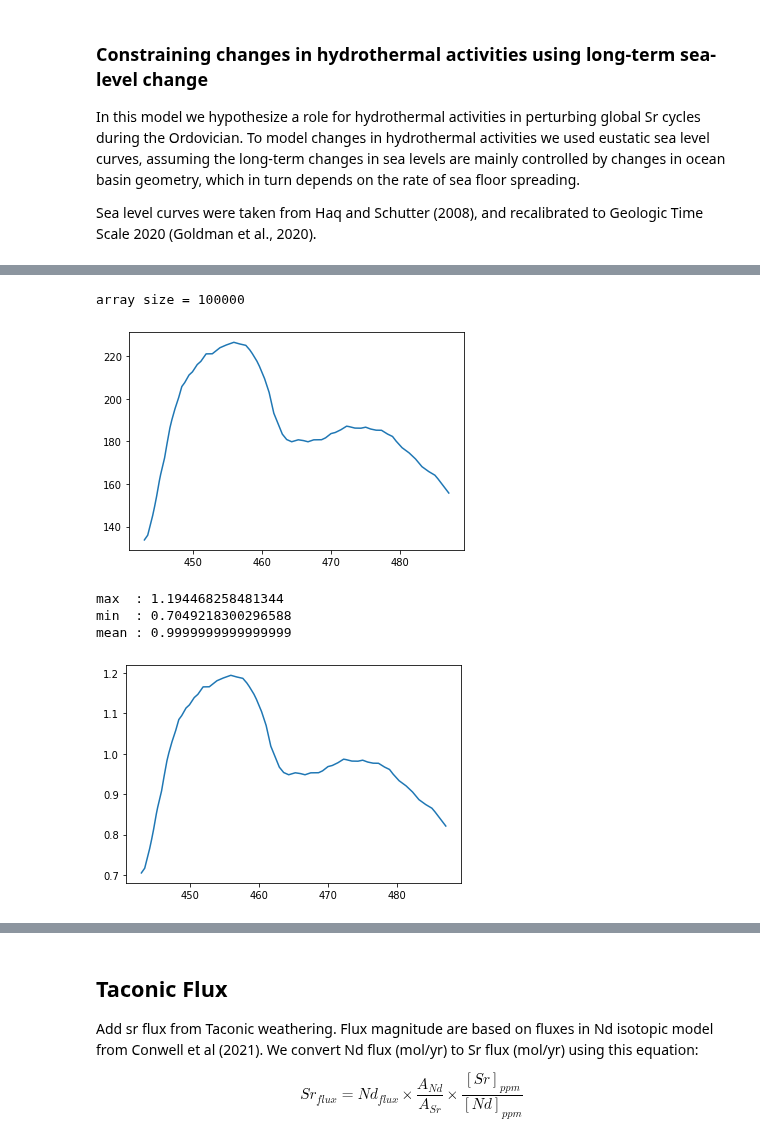
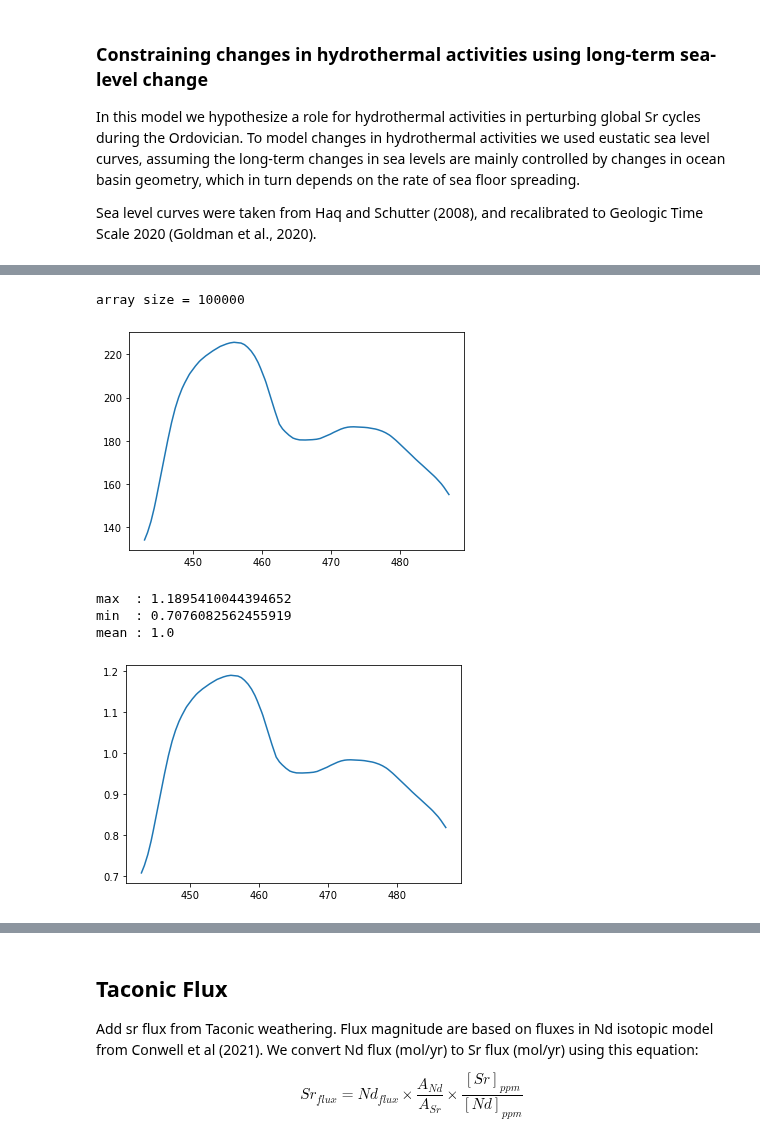
Before and after one commit to datuadiatma/avila_etal_2022, a Jupyter notebook: Notebook/Ordovician_Sr_Model.ipynb, the cells around one changed output, grey strips where cells are left out. Cells and saved outputs as stored; diff of their text form; code cells hidden in the pictures.

```diff
--- a/Notebook/Ordovician_Sr_Model.ipynb
+++ b/Notebook/Ordovician_Sr_Model.ipynb
@@ -244,15 +233,19 @@ haqdf.head()
+# %%
+# load sea level data
+ordosealevel = np.load("../Data/OrdoSeaLevel.npz")['SeaLevel']
+ordoseaage = np.load("../Data/OrdoSeaLevel.npz")['age']
 # %%
 # resample data to fit our modeling array
 from scipy import interpolate
 
-f = interpolate.interp1d(haqdf['age'], haqdf['meter'])
+f = interpolate.interp1d(ordoseaage, ordosealevel)
 
 sealevel = f(age)
 plt.plot(age, sealevel)
 print('array size =',len(sealevel))
 # %% [output]
 array size = 100000
-[figure, old version]
+[figure, new version]
 # %%
 # normalize sea level relative to mean
 sl_norm = sealevel / sealevel.mean()
@@ -262,10 +255,10 @@ print('max  :', sl_norm.max())
 print('min  :', sl_norm.min())
 print('mean :', sl_norm.mean())
 # %% [output]
-max  : 1.194468258481344
-min  : 0.7049218300296588
-mean : 0.9999999999999999
+max  : 1.1895410044394652
+min  : 0.7076082562455919
+mean : 1.0
-[figure, old version]
+[figure, new version]
 # %%
 Jh_sl = sl_norm * Jh0
 # %%
```
Also changed, not shown: parts of 17 cells of this notebook, 20 other files.
